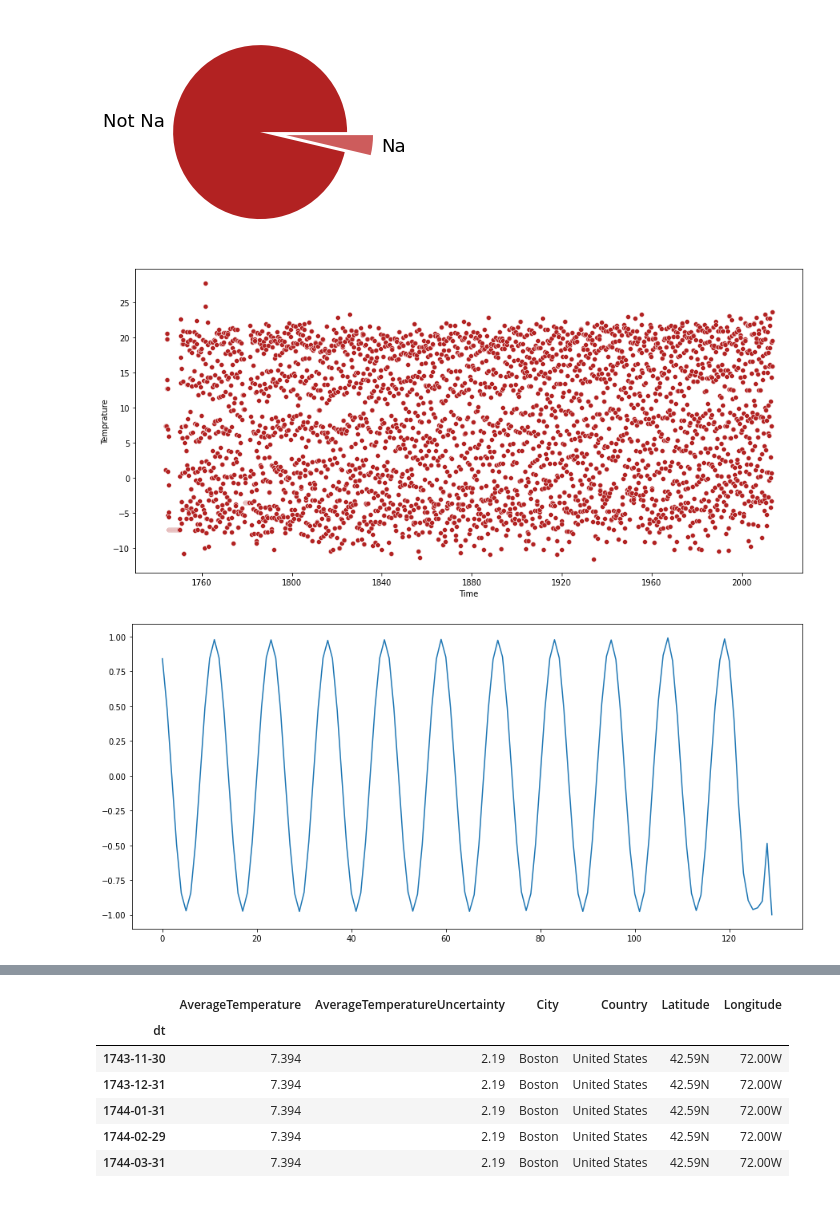
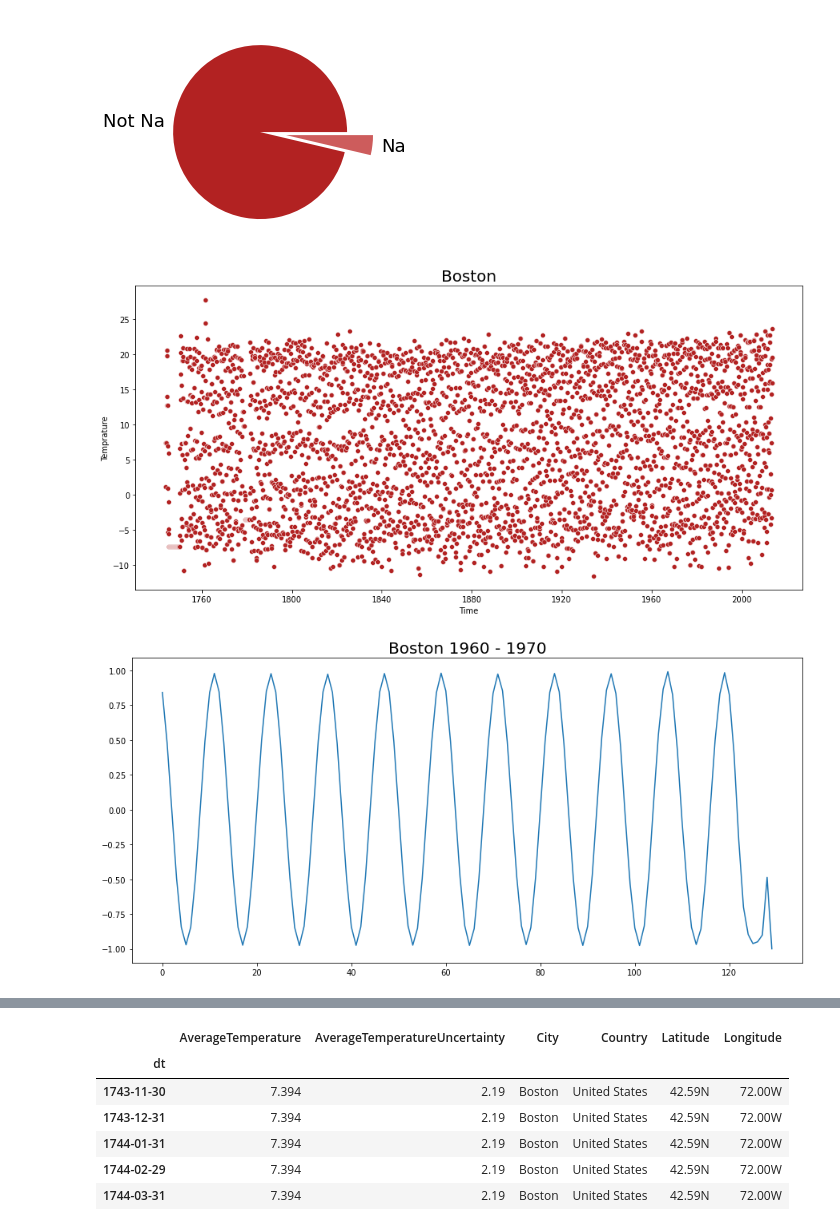
Before and after one commit to maharshi-neu/WeatherForecast, a Jupyter notebook: Global_Warming.ipynb, the cells around one changed output, grey strips where cells are left out. Drawn from its saved outputs; the diff is of its cells as text; code cells hidden in the pictures.

```diff
--- a/Global_Warming.ipynb
+++ b/Global_Warming.ipynb
@@ -358,12 +360,13 @@ boston.AverageTemperatureUncertainty = boston.AverageTemperatureUncertainty.fill
 # %%
 plt.figure(figsize=(15 ,7))
 sns.scatterplot(
     x=boston.index,
     y=boston.AverageTemperature,
     color='firebrick',
 )
+plt.title('Boston', fontsize=20)
 plt.xlabel('Time')
 plt.ylabel('Temprature')
 plt.show()
 # %% [output]
-[figure, old version]
+[figure, new version]
@@ -381,6 +386,7 @@ autocorrelation = autocorr(boston_60_65)
 # %%
 plt.figure(figsize=(15, 7))
+plt.title("Boston 1960 - 1970", fontsize=20)
 plt.plot(autocorrelation)
 plt.show()
 # %% [output]
-[figure, old version]
+[figure, new version]
```
Also changed, not shown: parts of 66 cells of this notebook.
